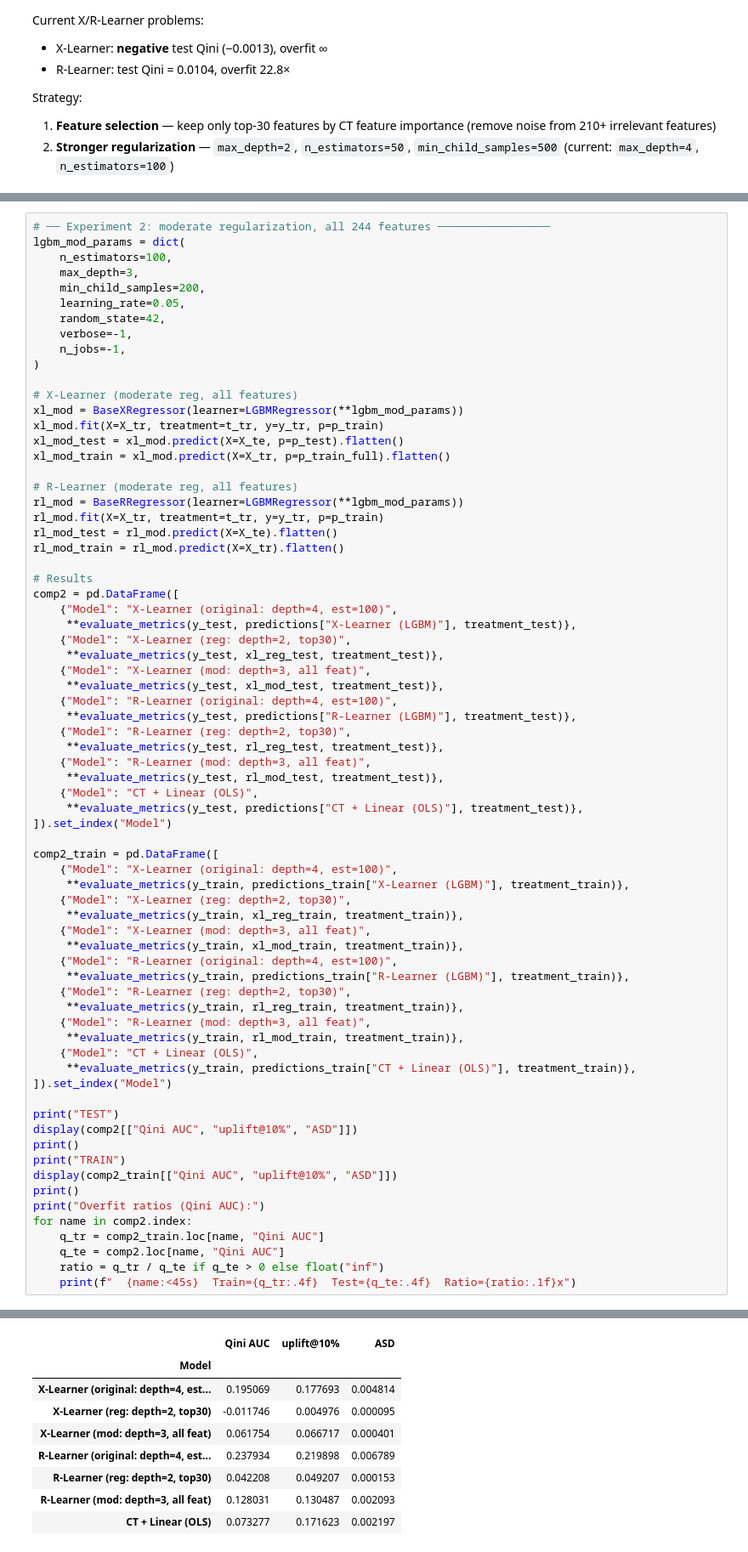
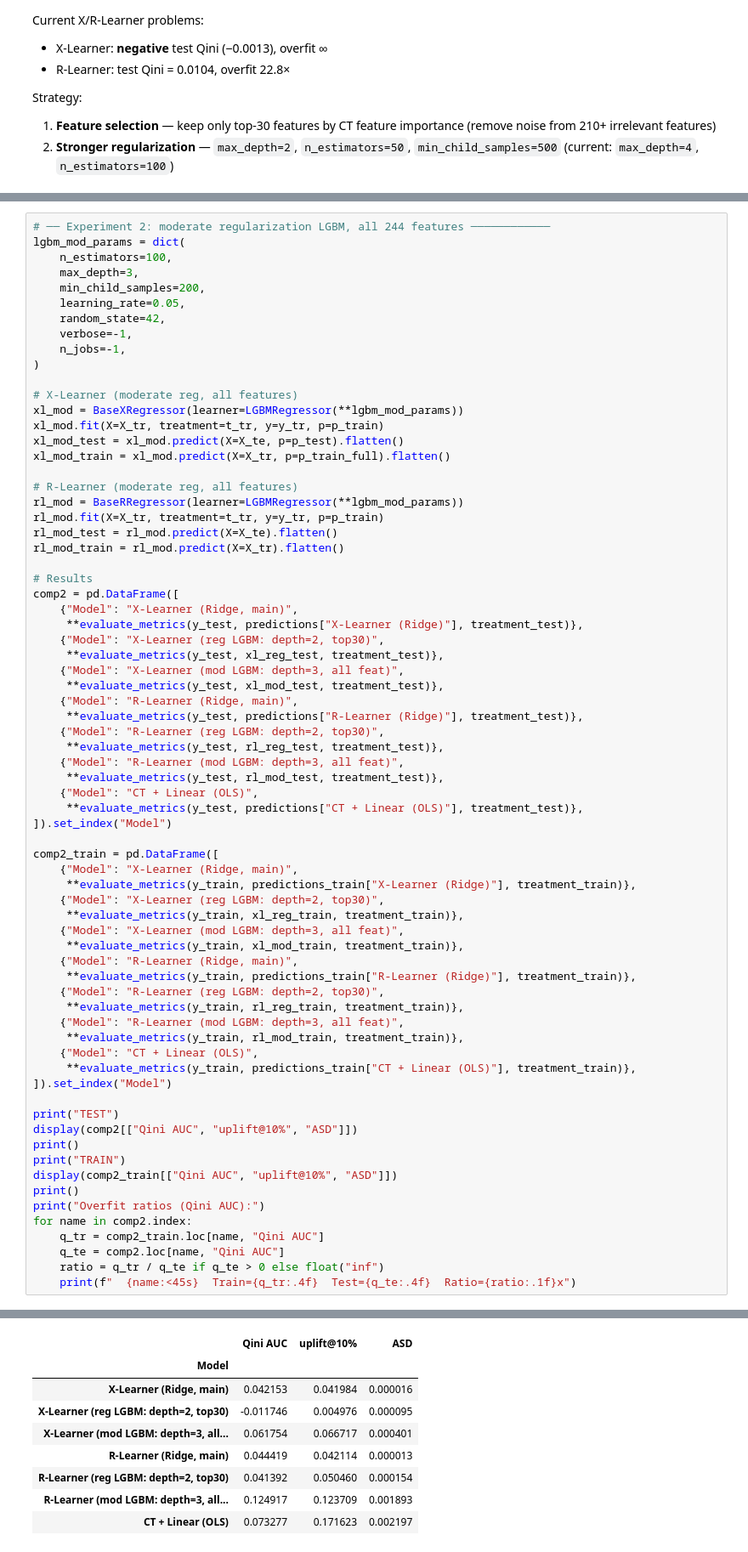
Before and after one commit to Xlemon5/lenta-uplift-modeling, a Jupyter notebook: modeling_core_models.ipynb, the cells around one changed output, grey strips where cells are left out. Shown at 85% size. Drawn from its saved outputs; the diff is of its cells as text.

```diff
--- a/modeling_core_models.ipynb
+++ b/modeling_core_models.ipynb
@@ -552,6 +579,6 @@ Overfit ratios (Train/Test Qini AUC):
   CT + Linear (OLS)               Train=0.0733  Test=0.0752  Ratio=1.0x
 # %%
-# ── Experiment 2: moderate regularization, all 244 features ─────────────────
+# ── Experiment 2: moderate regularization LGBM, all 244 features ────────────
 lgbm_mod_params = dict(
     n_estimators=100,
     max_depth=3,
@@ -576,34 +603,34 @@ rl_mod_train = rl_mod.predict(X=X_tr).flatten()
 
 # Results
 comp2 = pd.DataFrame([
-    {"Model": "X-Learner (original: depth=4, est=100)",
-     **evaluate_metrics(y_test, predictions["X-Learner (LGBM)"], treatment_test)},
-    {"Model": "X-Learner (reg: depth=2, top30)",
+    {"Model": "X-Learner (Ridge, main)",
+     **evaluate_metrics(y_test, predictions["X-Learner (Ridge)"], treatment_test)},
+    {"Model": "X-Learner (reg LGBM: depth=2, top30)",
      **evaluate_metrics(y_test, xl_reg_test, treatment_test)},
-    {"Model": "X-Learner (mod: depth=3, all feat)",
+    {"Model": "X-Learner (mod LGBM: depth=3, all feat)",
      **evaluate_metrics(y_test, xl_mod_test, treatment_test)},
-    {"Model": "R-Learner (original: depth=4, est=100)",
-     **evaluate_metrics(y_test, predictions["R-Learner (LGBM)"], treatment_test)},
-    {"Model": "R-Learner (reg: depth=2, top30)",
+    {"Model": "R-Learner (Ridge, main)",
+     **evaluate_metrics(y_test, predictions["R-Learner (Ridge)"], treatment_test)},
+    {"Model": "R-Learner (reg LGBM: depth=2, top30)",
      **evaluate_metrics(y_test, rl_reg_test, treatment_test)},
-    {"Model": "R-Learner (mod: depth=3, all feat)",
+    {"Model": "R-Learner (mod LGBM: depth=3, all feat)",
      **evaluate_metrics(y_test, rl_mod_test, treatment_test)},
     {"Model": "CT + Linear (OLS)",
      **evaluate_metrics(y_test, predictions["CT + Linear (OLS)"], treatment_test)},
 ]).set_index("Model")
 
 comp2_train = pd.DataFrame([
-    {"Model": "X-Learner (original: depth=4, est=100)",
-     **evaluate_metrics(y_train, predictions_train["X-Learner (LGBM)"], treatment_train)},
-    {"Model": "X-Learner (reg: depth=2, top30)",
+    {"Model": "X-Learner (Ridge, main)",
+     **evaluate_metrics(y_train, predictions_train["X-Learner (Ridge)"], treatment_train)},
+    {"Model": "X-Learner (reg LGBM: depth=2, top30)",
      **evaluate_metrics(y_train, xl_reg_train, treatment_train)},
-    {"Model": "X-Learner (mod: depth=3, all feat)",
+    {"Model": "X-Learner (mod LGBM: depth=3, all feat)",
      **evaluate_metrics(y_train, xl_mod_train, treatment_train)},
-    {"Model": "R-Learner (original: depth=4, est=100)",
-     **evaluate_metrics(y_train, predictions_train["R-Learner (LGBM)"], treatment_train)},
-    {"Model": "R-Learner (reg: depth=2, top30)",
+    {"Model": "R-Learner (Ridge, main)",
+     **evaluate_metrics(y_train, predictions_train["R-Learner (Ridge)"], treatment_train)},
+    {"Model": "R-Learner (reg LGBM: depth=2, top30)",
      **evaluate_metrics(y_train, rl_reg_train, treatment_train)},
-    {"Model": "R-Learner (mod: depth=3, all feat)",
+    {"Model": "R-Learner (mod LGBM: depth=3, all feat)",
      **evaluate_metrics(y_train, rl_mod_train, treatment_train)},
     {"Model": "CT + Linear (OLS)",
      **evaluate_metrics(y_train, predictions_train["CT + Linear (OLS)"], treatment_train)},
@@ -634,12 +661,12 @@ TEST
 | CT + Linear (OLS) | 0.075240 | 0.178985 | 0.002229 |
 TRAIN
 |  | Qini AUC | uplift@10% | ASD |
 | Model |  |  |  |
-| X-Learner (original: depth=4, est... | 0.195069 | 0.177693 | 0.004814 |
-| X-Learner (reg: depth=2, top30) | -0.011746 | 0.004976 | 0.000095 |
-| X-Learner (mod: depth=3, all feat) | 0.061754 | 0.066717 | 0.000401 |
-| R-Learner (original: depth=4, est... | 0.237934 | 0.219898 | 0.006789 |
-| R-Learner (reg: depth=2, top30) | 0.042208 | 0.049207 | 0.000153 |
-| R-Learner (mod: depth=3, all feat) | 0.128031 | 0.130487 | 0.002093 |
+| X-Learner (Ridge, main) | 0.042153 | 0.041984 | 0.000016 |
+| X-Learner (reg LGBM: depth=2, top30) | -0.011746 | 0.004976 | 0.000095 |
+| X-Learner (mod LGBM: depth=3, all... | 0.061754 | 0.066717 | 0.000401 |
+| R-Learner (Ridge, main) | 0.044419 | 0.042114 | 0.000013 |
+| R-Learner (reg LGBM: depth=2, top30) | 0.041392 | 0.050460 | 0.000154 |
+| R-Learner (mod LGBM: depth=3, all... | 0.124917 | 0.123709 | 0.001893 |
 | CT + Linear (OLS) | 0.073277 | 0.171623 | 0.002197 |
 Overfit ratios (Qini AUC):
```
Also changed, not shown: parts of 11 cells of this notebook.
